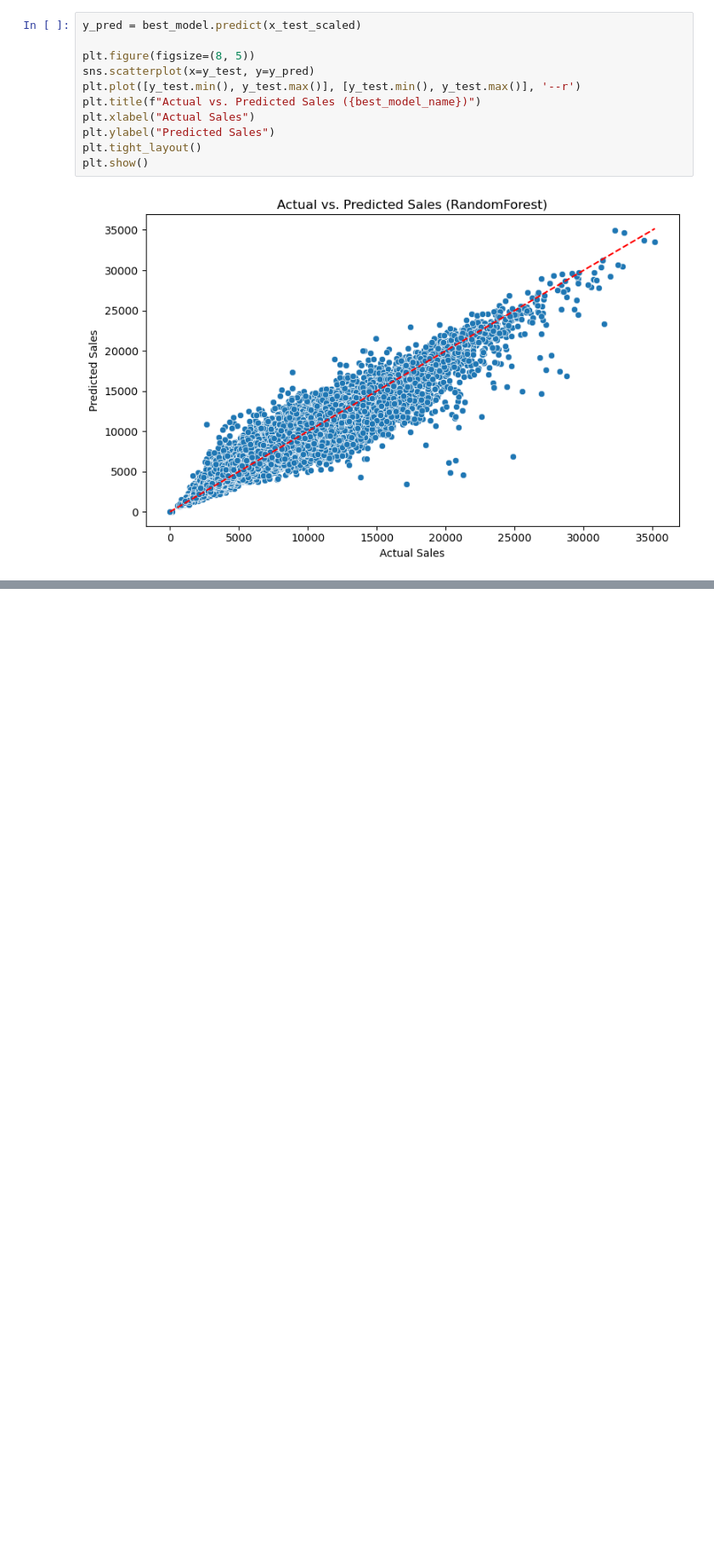
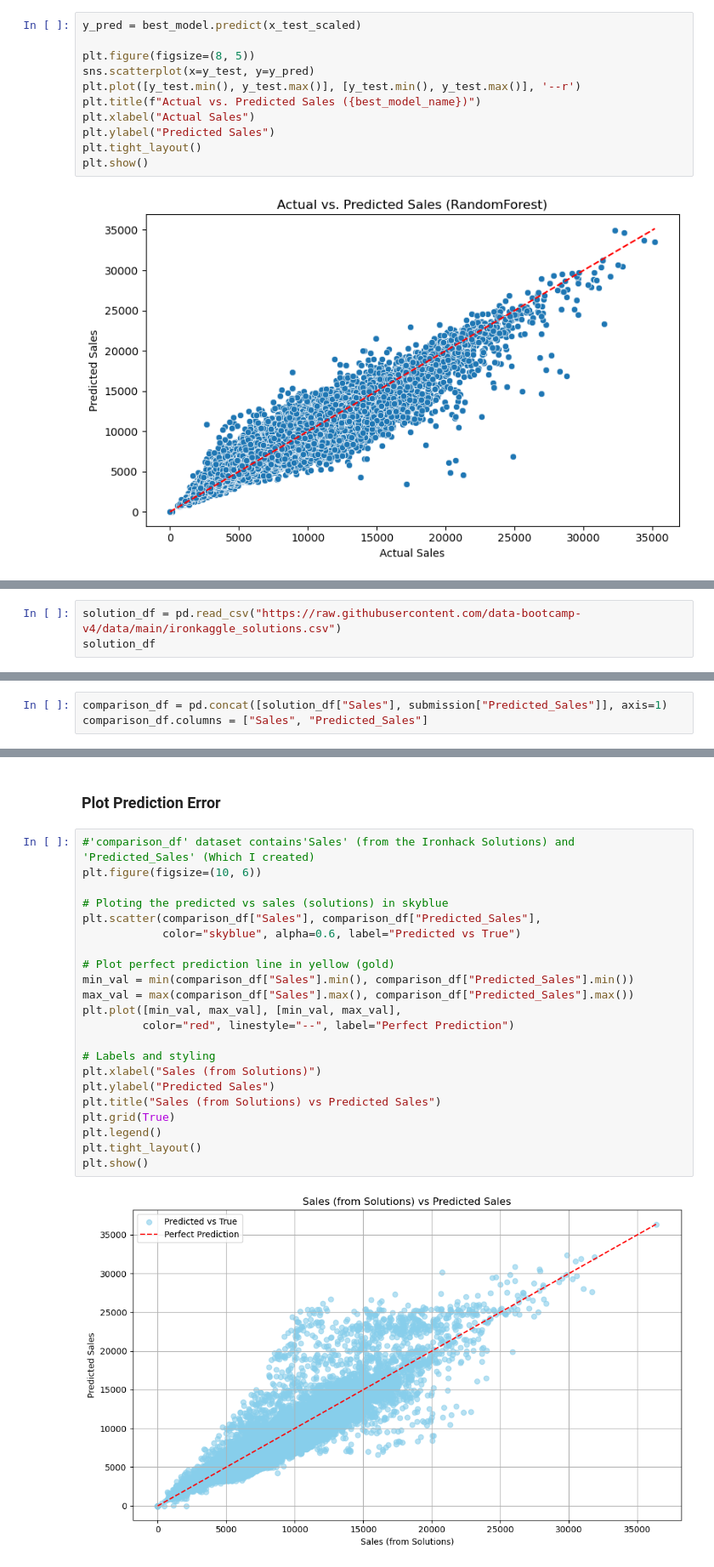
Before and after one commit to SheryllD/ironhack_kaggle, a Jupyter notebook: main.ipynb, the cells around one changed output, grey strips where cells are left out. Shown: that part at 85% size. Cells and saved outputs as stored; diff of their text form; blank space fills up the shorter version.

Commit message:
Made a comparison between the Sales of the Solutions Dataset vs my own prediction of sales

```diff
--- a/main.ipynb
+++ b/main.ipynb
@@ -259,0 +262,3 @@ plt.show()
+# %%
+solution_df = pd.read_csv("https://raw.githubusercontent.com/data-bootcamp-v4/data/main/ironkaggle_solutions.csv")
+solution_df
@@ -259,0 +279,3 @@ plt.show()
+# %%
+comparison_df = pd.concat([solution_df["Sales"], submission["Predicted_Sales"]], axis=1)
+comparison_df.columns = ["Sales", "Predicted_Sales"]
@@ -259,0 +291,26 @@ plt.show()
+# %% [markdown]
+### Plot Prediction Error
+# %%
+#'comparison_df' dataset contains'Sales' (from the Ironhack Solutions) and 'Predicted_Sales' (Which I created)
+plt.figure(figsize=(10, 6))
+
+# Ploting the predicted vs sales (solutions) in skyblue
+plt.scatter(comparison_df["Sales"], comparison_df["Predicted_Sales"],
+            color="skyblue", alpha=0.6, label="Predicted vs True")
+
+# Plot perfect prediction line in yellow (gold)
+min_val = min(comparison_df["Sales"].min(), comparison_df["Predicted_Sales"].min())
+max_val = max(comparison_df["Sales"].max(), comparison_df["Predicted_Sales"].max())
+plt.plot([min_val, max_val], [min_val, max_val],
+         color="red", linestyle="--", label="Perfect Prediction")
+
+# Labels and styling
+plt.xlabel("Sales (from Solutions)")
+plt.ylabel("Predicted Sales")
+plt.title("Sales (from Solutions) vs Predicted Sales")
+plt.grid(True)
+plt.legend()
+plt.tight_layout()
+plt.show()
+# %% [output]
+[figure, added]
```
Also changed, not shown: parts of 3 cells of this notebook.
